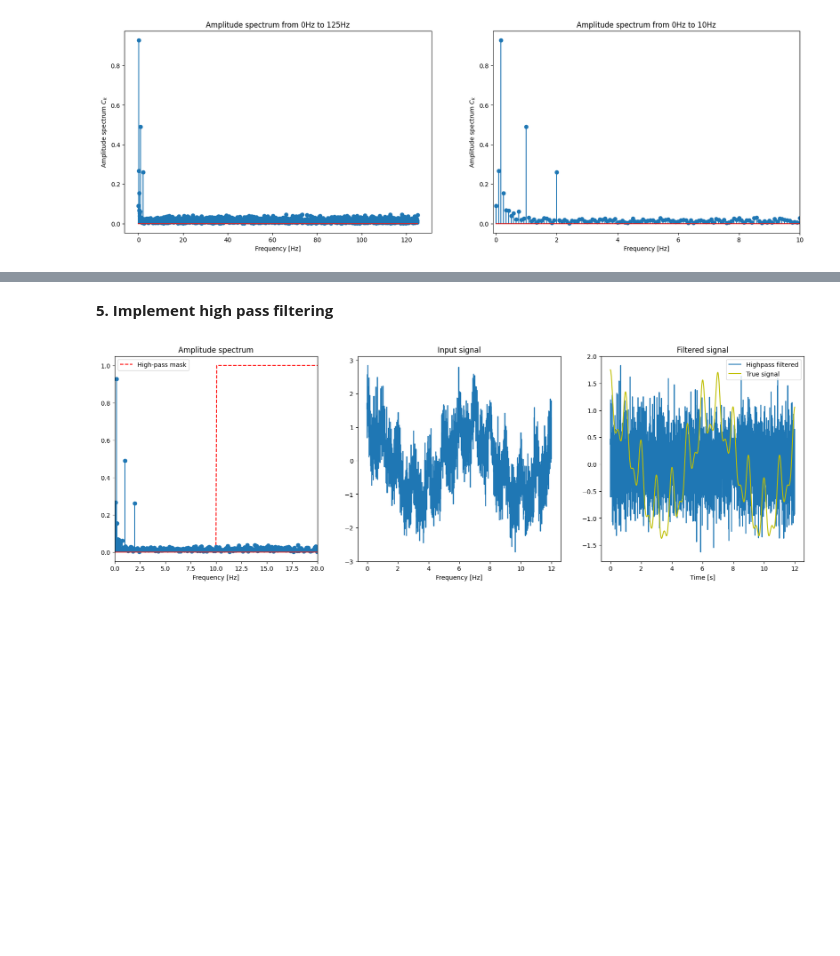
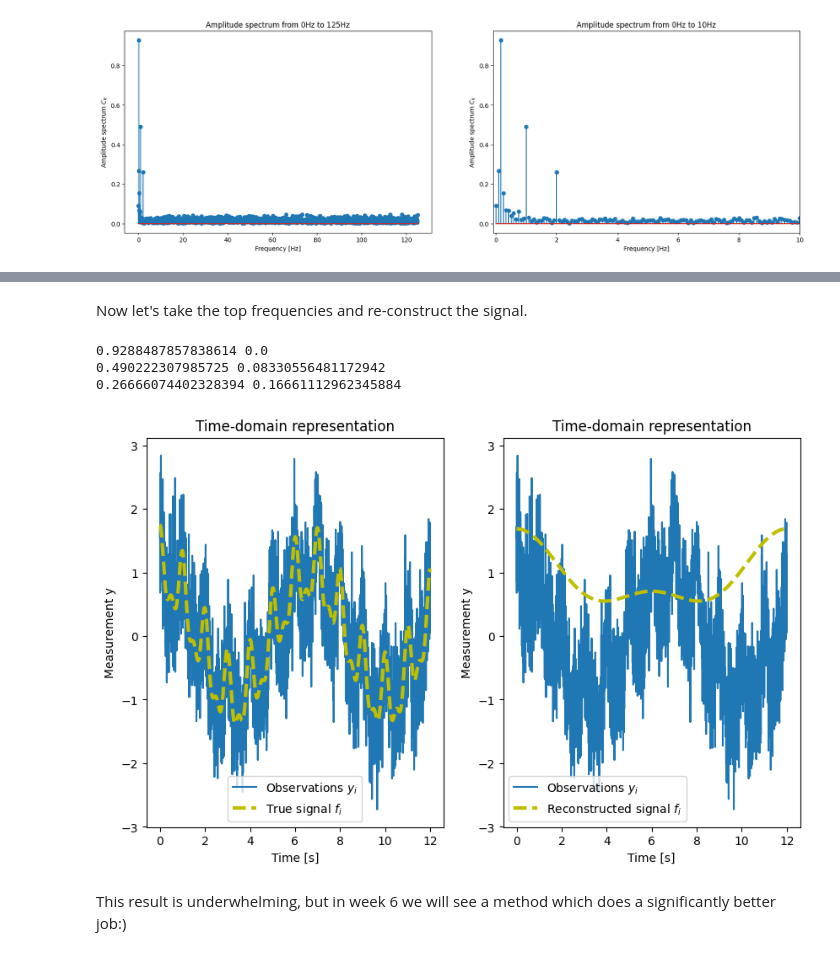
Before and after one commit to Twinbo/Signals-and-Data-Autumn-2025-student, a Jupyter notebook: week_4/ex_week_4_solution.ipynb, the cells around one changed output, grey strips where cells are left out. Drawn from its saved outputs; the diff is of its cells as text; code cells hidden in the pictures; blank space fills up the shorter version.

```diff
--- a/week_4/ex_week_4_solution.ipynb
+++ b/week_4/ex_week_4_solution.ipynb
@@ -332,2 +409,0 @@ plt.show()
-# %% [markdown]
-**5. Implement high pass filtering**
@@ -356,26 +410,39 @@ def highpass_filter(signal, threshold, sample_rate):
-# %%
-cutoff_highpass = 10
-spec_highpass_mask, y_hp = highpass_filter(signal=y, threshold=cutoff_highpass, sample_rate=fs)
-
-plt.figure(figsize=(20, 6))
-plt.subplot(1, 3, 1)
-plt.plot(freqs, spec_highpass_mask, label='High-pass mask', color='r', linestyle='--')
-plt.stem(freqs, compute_spectrum(y, V, scale=True))
-plt.xlabel('Frequency [Hz]')
-plt.legend()
-plt.xlim(0, 20)
-plt.title('Amplitude spectrum')
-
-plt.subplot(1, 3, 2)
-plt.plot(ts, y, label='Observations $y_i$')
-plt.xlabel('Frequency [Hz]')
-plt.title('Input signal')
-
-plt.subplot(1, 3, 3)
-plt.plot(ts, y_hp, label='Highpass filtered')
-plt.plot(ts, f, 'y', label='True signal')
-plt.xlabel('Time [s]')
-plt.legend()
-plt.title('Filtered signal');
-# %% [output]
-[figure, removed]
+# %% [markdown]
+Now let's take the top frequencies and re-construct the signal.
+# %%
+top_n = 3
+top_indexes = np.argsort(amplitude_spectrum)[::-1]
+
+A1 = amplitude_spectrum[top_indexes[:top_n]]
+freqs_1 = freqs[top_indexes[:top_n]]
+
+f1 = np.zeros(N)
+for ai, fi in zip(A1, freqs):
+    print(ai, fi)
+    f1 += ai*np.cos(2*np.pi*fi/fs*ns)
+
+
+fig = plt.subplots(1, 2, figsize=(10, 6))
+plt.subplot(1, 2, 1)
+plt.plot(ts, y, label='Observations $y_i$')
+plt.plot(ts, f, 'y--', linewidth=3, label='True signal $f_i$')
+plt.xlabel('Time [s]')
+plt.ylabel('Measurement y')
+plt.title('Time-domain representation')
+plt.legend()
+
+plt.subplot(1, 2, 2)
+plt.plot(ts, y, label='Observations $y_i$')
+plt.plot(ts, f1, 'y--', linewidth=3, label='Reconstructed signal $f_i$')
+plt.xlabel('Time [s]')
+plt.ylabel('Measurement y')
+plt.title('Time-domain representation')
+plt.legend()
+plt.show()
+# %% [output]
+0.9288487857838614 0.0
+0.490222307985725 0.08330556481172942
+0.26666074402328394 0.16661112962345884
+[figure, added]
+# %% [markdown]
+This result is underwhelming, but in week 6 we will see a method which does a significantly better job:)
```
Also changed, not shown: parts of 17 cells of this notebook.
